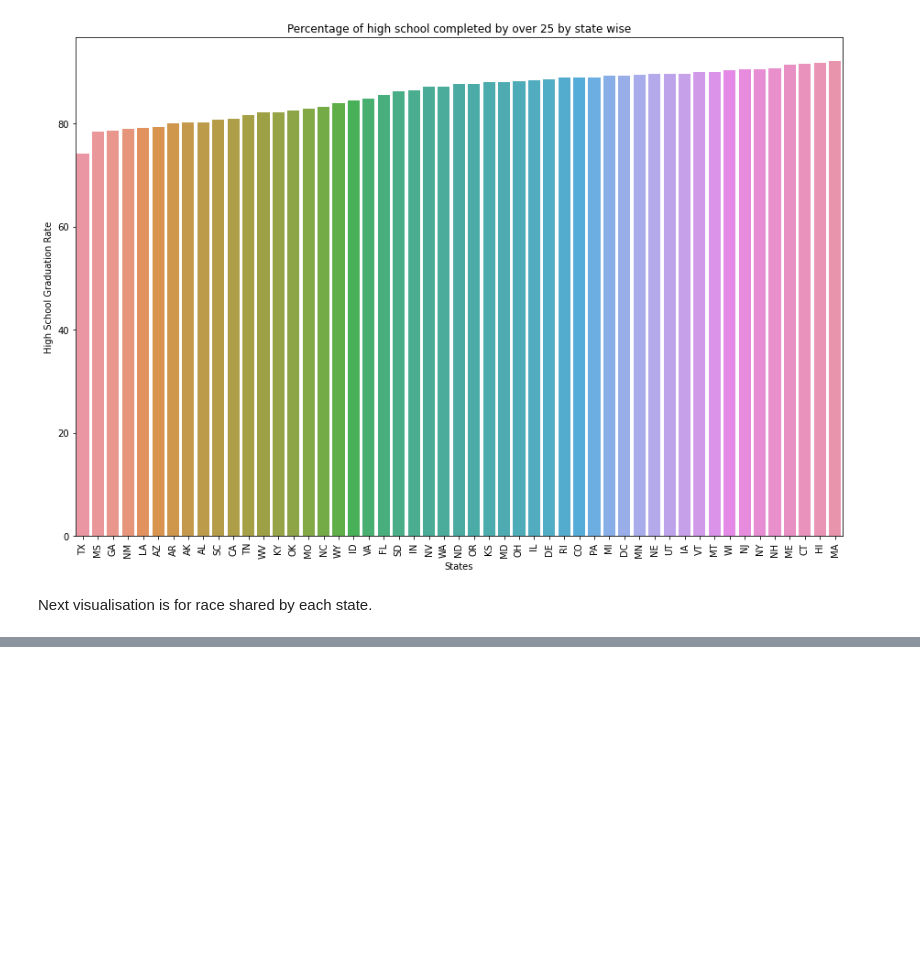
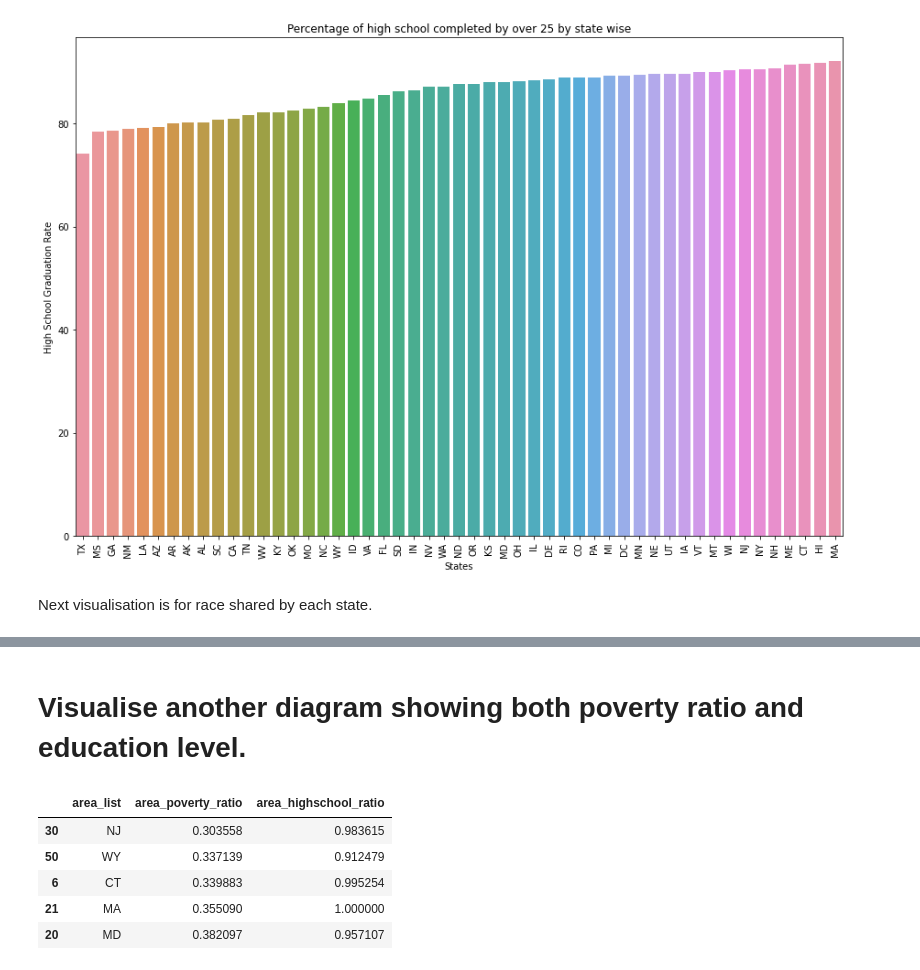
Before and after one commit to pradeepprasad/Machine_Learning_Workspace, a Jupyter notebook: Visualisation_Hands_On_01.ipynb, the cells around one changed output, grey strips where cells are left out. Cells and saved outputs as stored; diff of their text form; code cells hidden in the pictures; blank space fills up the shorter version.

```diff
--- a/Visualisation_Hands_On_01.ipynb
+++ b/Visualisation_Hands_On_01.ipynb
@@ -329,0 +236,16 @@ ax.set(xlabel='Percentage of Races', ylabel = 'State', title = 'Sates population
+# %% [markdown]
+# Visualise another diagram showing both poverty ratio and education level.
+# %%
+dataFM_areaList_areaPovertyratio_sorted.area_poverty_ratio = dataFM_areaList_areaPovertyratio_sorted.area_poverty_ratio / max(dataFM_areaList_areaPovertyratio_sorted.area_poverty_ratio)
+sorted_data2.area_highschool_ratio = sorted_data2.area_highschool_ratio / max(sorted_data2.area_highschool_ratio)
+data = pd.concat([dataFM_areaList_areaPovertyratio_sorted, sorted_data2.area_highschool_ratio],axis=1)
+data.sort_values('area_poverty_ratio',inplace=True)
+data.head()
+#Data is ready for plotting
+# %% [output]
+|  | area_list | area_poverty_ratio | area_highschool_ratio |
+| 30 | NJ | 0.303558 | 0.983615 |
+| 50 | WY | 0.337139 | 0.912479 |
+| 6 | CT | 0.339883 | 0.995254 |
+| 21 | MA | 0.355090 | 1.000000 |
+| 20 | MD | 0.382097 | 0.957107 |
```
Also changed, not shown: parts of 16 cells of this notebook.
